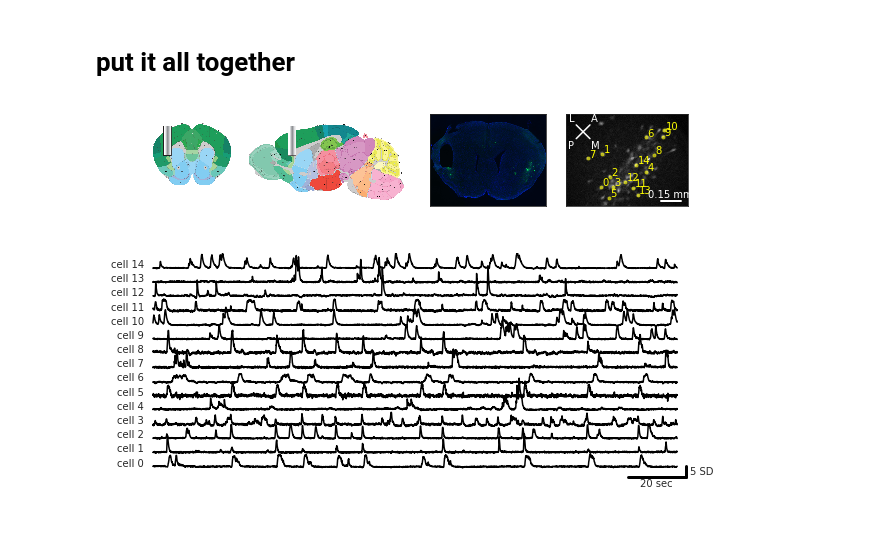
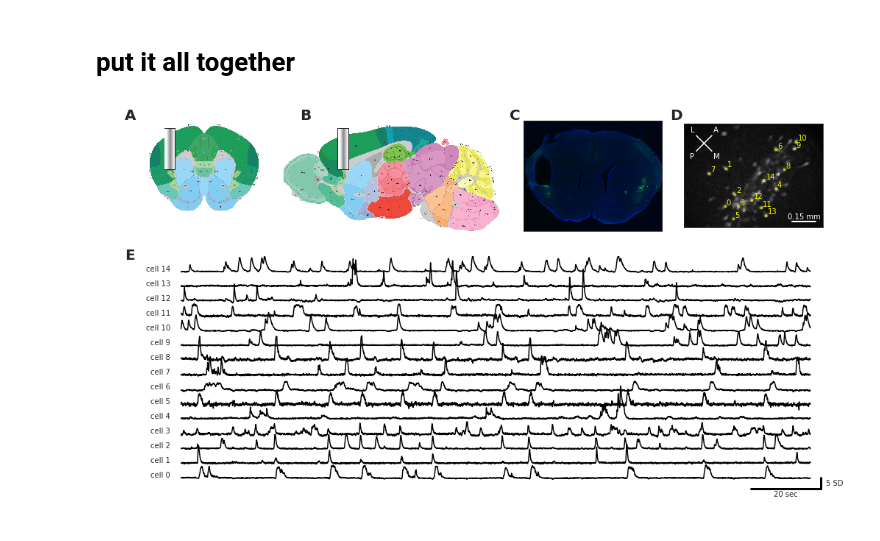
Before and after one commit to AllenInstitute/claustrum_imaging_manuscript, a Jupyter notebook: figure_1/fig1.ipynb, the cells around one changed output. Cells and saved outputs as stored; diff of their text form; code cells hidden in the pictures.

```diff
--- a/figure_1/fig1.ipynb
+++ b/figure_1/fig1.ipynb
@@ -196,18 +203,41 @@ plot_traces(ax)
 # %% [markdown]
 # put it all together
 # %%
-figure_1 = plt.figure(figsize=(2*8.5,2*5))
+save_fig = True
+
+figsize=(2*8.5,2*5)
+figure_1 = plt.figure(figsize=figsize)
 axes = {
-    'AB':vbp.placeAxesOnGrid(figure_1, xspan=[0.1,0.55],yspan=[0.1,0.5]),
-    'C':vbp.placeAxesOnGrid(figure_1, xspan=[0.585,0.77],yspan=[0.1,0.5]),
-    'D':vbp.placeAxesOnGrid(figure_1, xspan=[0.8,1], yspan=[0.1,0.5]),
-    'E':vbp.placeAxesOnGrid(figure_1, xspan=[0.1,1], yspan=[0.5,1]),
+    'AB':plotting_utilities.placeAxesOnGrid(figure_1, xspan=[0,0.55],yspan=[0,0.4]),
+    'C':plotting_utilities.placeAxesOnGrid(figure_1, xspan=[0.58,0.77],yspan=[0,0.4]),
+    'D':plotting_utilities.placeAxesOnGrid(figure_1, xspan=[0.8,1], yspan=[0,0.4]),
+    'E':plotting_utilities.placeAxesOnGrid(figure_1, xspan=[0.05,1], yspan=[0.4,1]),
 }
+
 show_atlas_image(axes['AB'],aspect='both')
 show_histology_image(axes['C'])
 plot_FOV(axes['D'])
 plot_traces(axes['E'])
 
-vbp.save_figure(figure_1, fname='figure_1', formats=['.png','.pdf'])
+# add labels
+labels = [
+    {'label_text':'A', 'xpos':0,    'ypos':0.05},
+    {'label_text':'B', 'xpos':0.25, 'ypos':0.05},
+    {'label_text':'C', 'xpos':0.55, 'ypos':0.05},
+    {'label_text':'D', 'xpos':0.78, 'ypos':0.05},
+    {'label_text':'E', 'xpos':0,    'ypos':0.40},
+]
+for label in labels:
+    plotting_utilities.add_label(
+        figure_1,
+        label_text = label['label_text'],
+        xpos = label['xpos'],
+        ypos = label['ypos'],
+        fontsize=20,
+        weight="bold"
+    )
+
+if save_fig:
+    plotting_utilities.save_figure(figure_1, fname='figure_1', formats=['.png','.pdf'],size=figsize, dpi=500)
 # %% [output]
-[figure, old version]
+[figure, new version]
```
Also changed, not shown: parts of 2 cells of this notebook, 5 other files.
